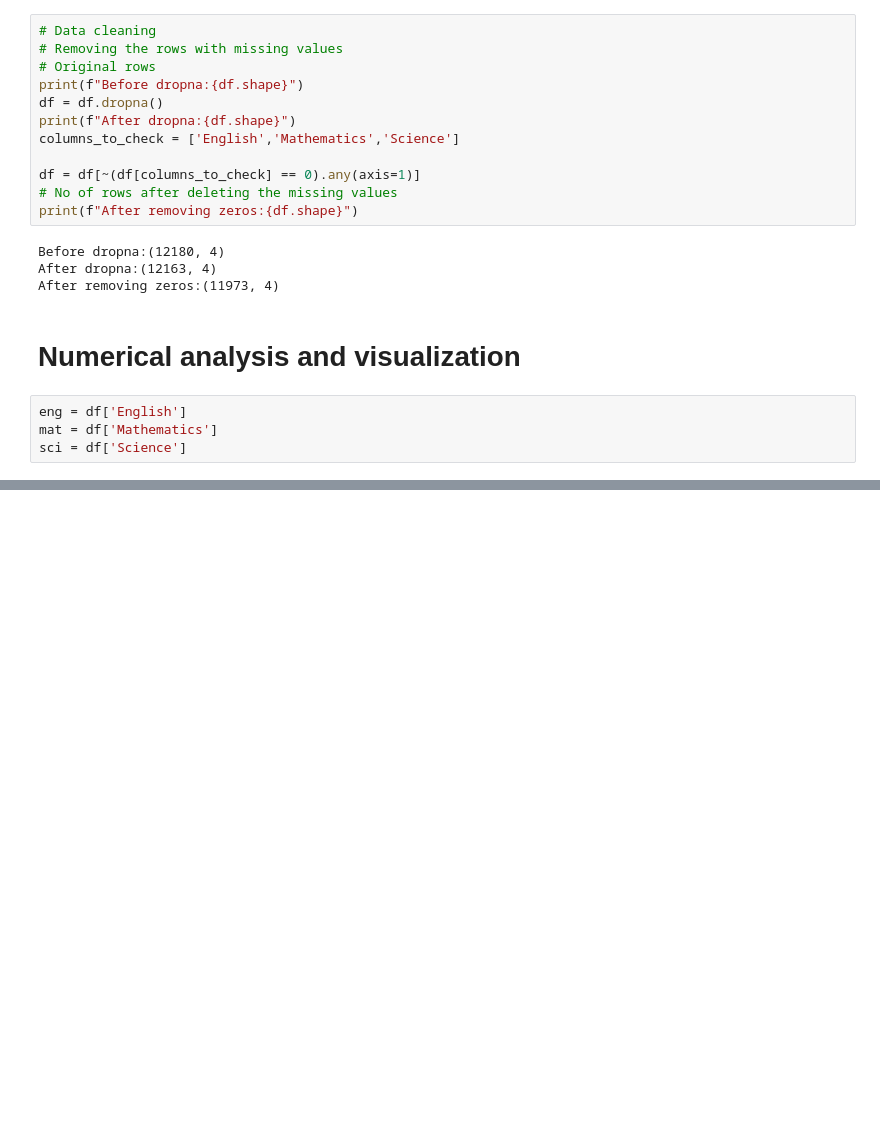
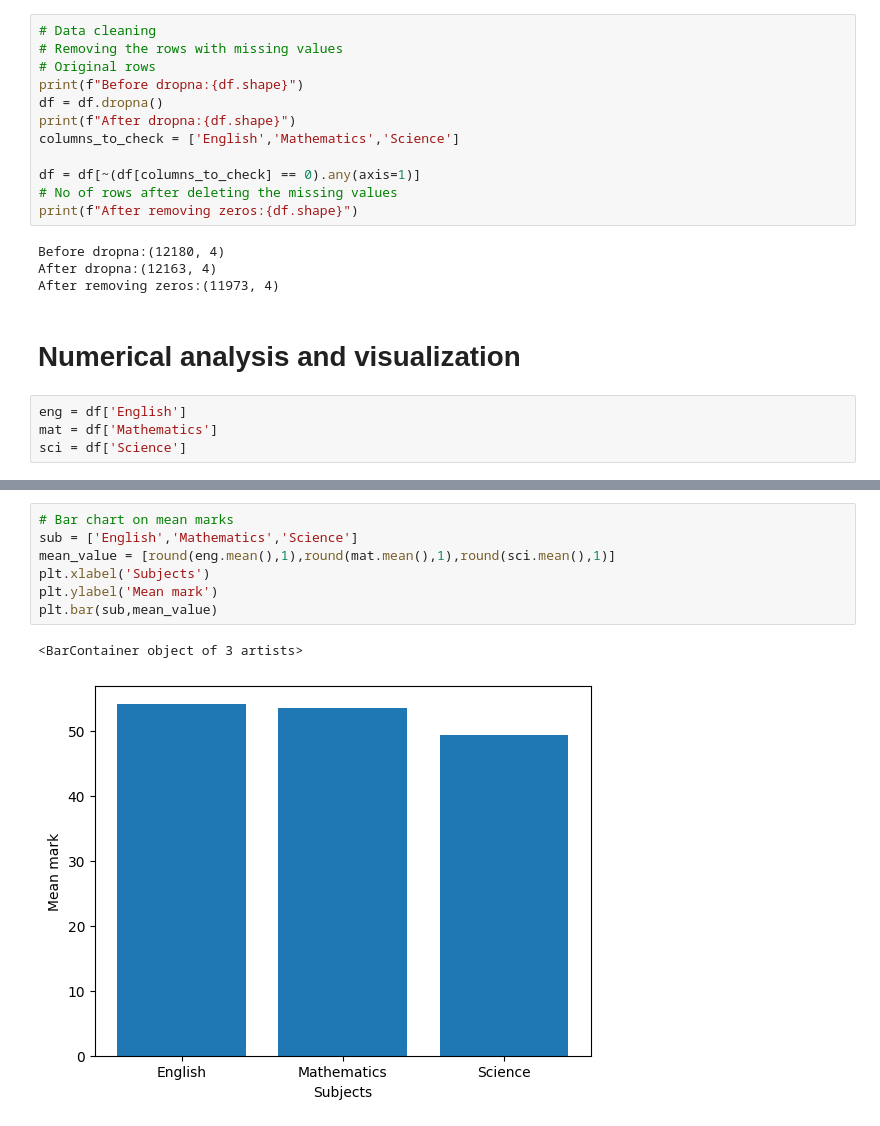
Before and after one commit to moktan456/DataScience_BTN, a Jupyter notebook: data/Data Analysis using Pandas.ipynb, the cells around one changed output, grey strips where cells are left out. Cells and saved outputs as stored; diff of their text form; blank space fills up the shorter version.

```diff
--- a/data/Data Analysis using Pandas.ipynb
+++ b/data/Data Analysis using Pandas.ipynb
@@ -132,0 +132,10 @@ AttributeError: 'numpy.ndarray' object has no attribute 'mode'
+# %%
+# Bar chart on mean marks
+sub = ['English','Mathematics','Science']
+mean_value = [round(eng.mean(),1),round(mat.mean(),1),round(sci.mean(),1)]
+plt.xlabel('Subjects')
+plt.ylabel('Mean mark')
+plt.bar(sub,mean_value)
+# %% [output]
+<BarContainer object of 3 artists>
+[figure, added]
```
Also changed, not shown: parts of 17 cells of this notebook.
